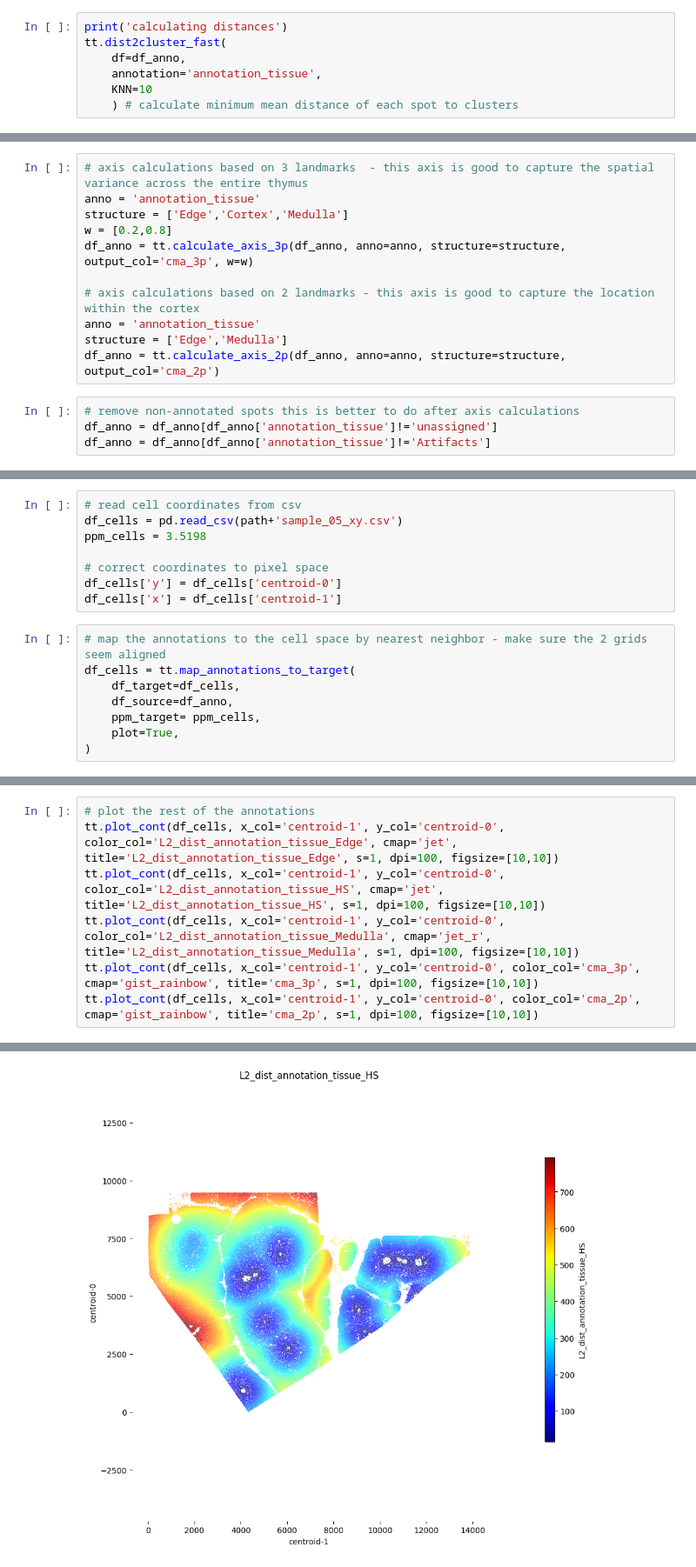
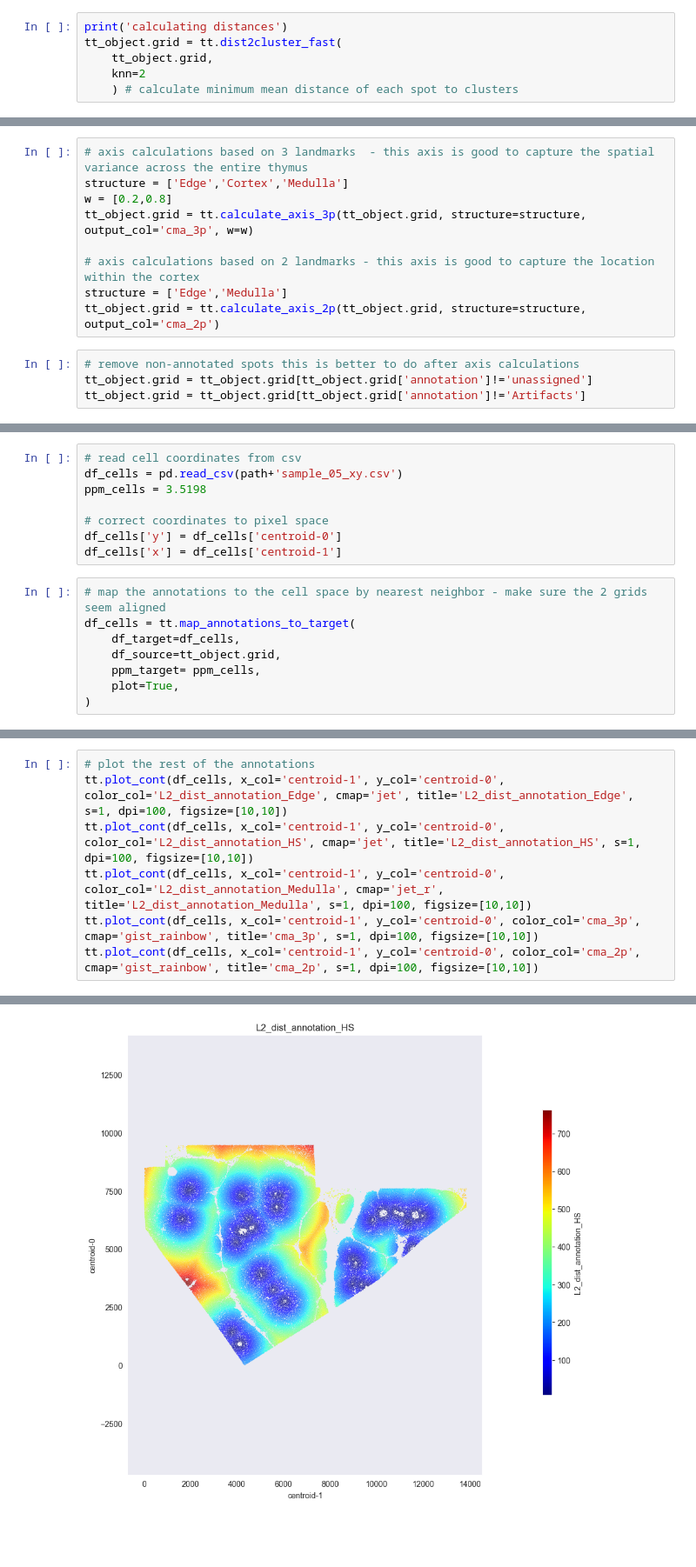
Before and after one commit to andr-kun/TissueTag, a Jupyter notebook: Tutorials/demo_flourscent_map_annotations_to_cells.ipynb, the cells around one changed output, grey strips where cells are left out. Shown at 87% size. Cells and saved outputs as stored; diff of their text form; blank space fills up the shorter version.

Commit message:
Updated the axis related function to work with new object and re-structured the code.

```diff
--- a/Tutorials/demo_flourscent_map_annotations_to_cells.ipynb
+++ b/Tutorials/demo_flourscent_map_annotations_to_cells.ipynb
@@ -64,10 +62,9 @@ Here we calculate the relative distances of each spot in the grid to the closest
 Ideally, you might prefer to have multiple annotation "layers" where you have broad and fine annotations separately as we have done in the paper and then select different K for each.
 # %%
 print('calculating distances')
-tt.dist2cluster_fast(
-    df=df_anno,
-    annotation='annotation_tissue',
-    KNN=10
+tt_object.grid = tt.dist2cluster_fast(
+    tt_object.grid,
+    knn=2
     ) # calculate minimum mean distance of each spot to clusters
 # %% [output]
 calculating distances
@@ -84,19 +87,17 @@ TypeError: can only concatenate str (not "numpy.int64") to str
 ### Calculate morphological axes
 # %%
 # axis calculations based on 3 landmarks  - this axis is good to capture the spatial variance across the entire thymus
-anno = 'annotation_tissue'
 structure = ['Edge','Cortex','Medulla']
 w = [0.2,0.8]
-df_anno = tt.calculate_axis_3p(df_anno, anno=anno, structure=structure, output_col='cma_3p', w=w)
+tt_object.grid = tt.calculate_axis_3p(tt_object.grid, structure=structure, output_col='cma_3p', w=w)
 
 # axis calculations based on 2 landmarks - this axis is good to capture the location within the cortex
-anno = 'annotation_tissue'
 structure = ['Edge','Medulla']
-df_anno = tt.calculate_axis_2p(df_anno, anno=anno, structure=structure, output_col='cma_2p')
+tt_object.grid = tt.calculate_axis_2p(tt_object.grid, structure=structure, output_col='cma_2p')
 # %%
 # remove non-annotated spots this is better to do after axis calculations
-df_anno = df_anno[df_anno['annotation_tissue']!='unassigned']
-df_anno = df_anno[df_anno['annotation_tissue']!='Artifacts']
+tt_object.grid = tt_object.grid[tt_object.grid['annotation']!='unassigned']
+tt_object.grid = tt_object.grid[tt_object.grid['annotation']!='Artifacts']
 # %% [markdown]
 # Part 3 - map annotations to cells via spatial KNN and plot some outputs
 # %%
@@ -111,7 +112,7 @@ df_cells['x'] = df_cells['centroid-1']
 # map the annotations to the cell space by nearest neighbor - make sure the 2 grids seem aligned
 df_cells = tt.map_annotations_to_target(
     df_target=df_cells,
-    df_source=df_anno,
+    df_source=tt_object.grid,
     ppm_target= ppm_cells,
     plot=True,
 )
@@ -137,8 +138,8 @@ plt.show()
 # %%
 # plot the rest of the annotations
-tt.plot_cont(df_cells, x_col='centroid-1', y_col='centroid-0', color_col='L2_dist_annotation_tissue_Edge', cmap='jet', title='L2_dist_annotation_tissue_Edge', s=1, dpi=100, figsize=[10,10])
-tt.plot_cont(df_cells, x_col='centroid-1', y_col='centroid-0', color_col='L2_dist_annotation_tissue_HS', cmap='jet', title='L2_dist_annotation_tissue_HS', s=1, dpi=100, figsize=[10,10])
-tt.plot_cont(df_cells, x_col='centroid-1', y_col='centroid-0', color_col='L2_dist_annotation_tissue_Medulla', cmap='jet_r', title='L2_dist_annotation_tissue_Medulla', s=1, dpi=100, figsize=[10,10])
+tt.plot_cont(df_cells, x_col='centroid-1', y_col='centroid-0', color_col='L2_dist_annotation_Edge', cmap='jet', title='L2_dist_annotation_Edge', s=1, dpi=100, figsize=[10,10])
+tt.plot_cont(df_cells, x_col='centroid-1', y_col='centroid-0', color_col='L2_dist_annotation_HS', cmap='jet', title='L2_dist_annotation_HS', s=1, dpi=100, figsize=[10,10])
+tt.plot_cont(df_cells, x_col='centroid-1', y_col='centroid-0', color_col='L2_dist_annotation_Medulla', cmap='jet_r', title='L2_dist_annotation_Medulla', s=1, dpi=100, figsize=[10,10])
 tt.plot_cont(df_cells, x_col='centroid-1', y_col='centroid-0', color_col='cma_3p', cmap='gist_rainbow', title='cma_3p', s=1, dpi=100, figsize=[10,10])
 tt.plot_cont(df_cells, x_col='centroid-1', y_col='centroid-0', color_col='cma_2p', cmap='gist_rainbow', title='cma_2p', s=1, dpi=100, figsize=[10,10])
 # %% [output]
@@ -146 +147 @@ tt.plot_cont(df_cells, x_col='centroid-1', y_col='centroid-0', color_col='cma_2p
-[figure, old version]
+[figure, new version]
```
Also changed, not shown: parts of 7 cells of this notebook, 3 other files.
